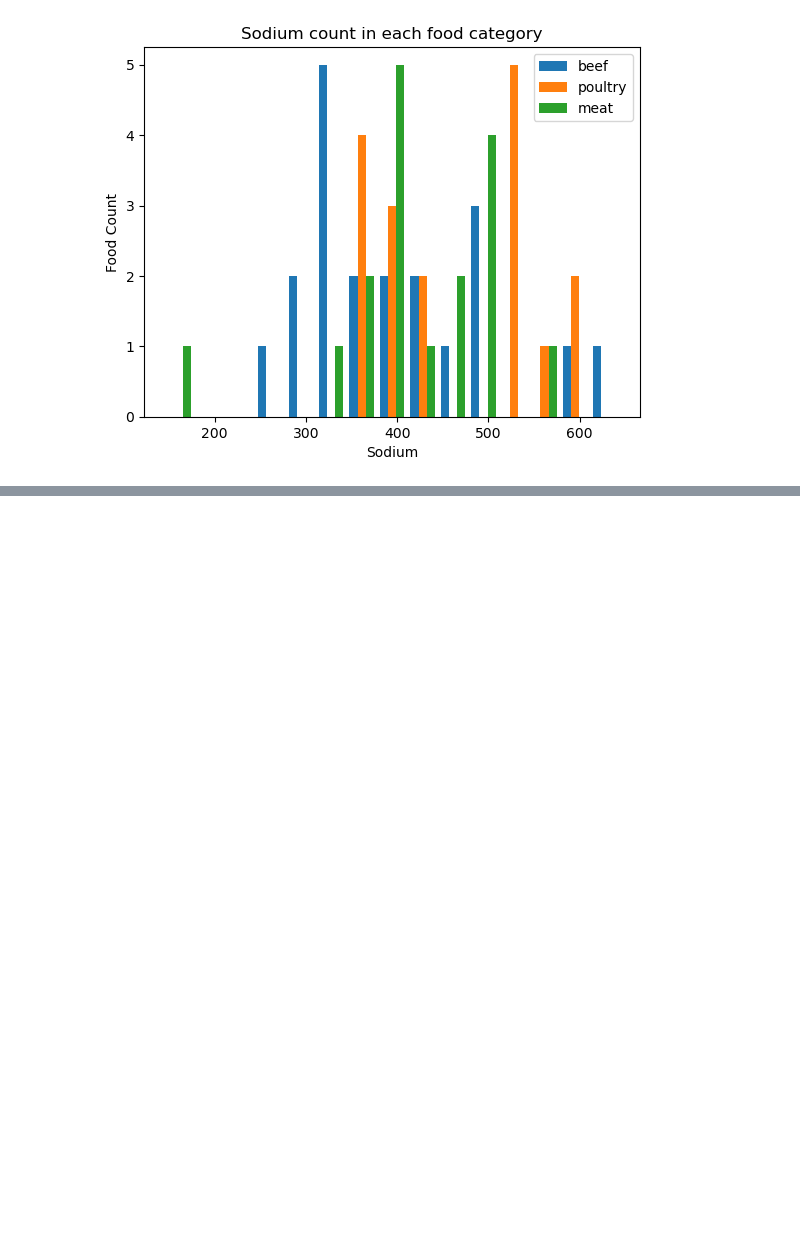
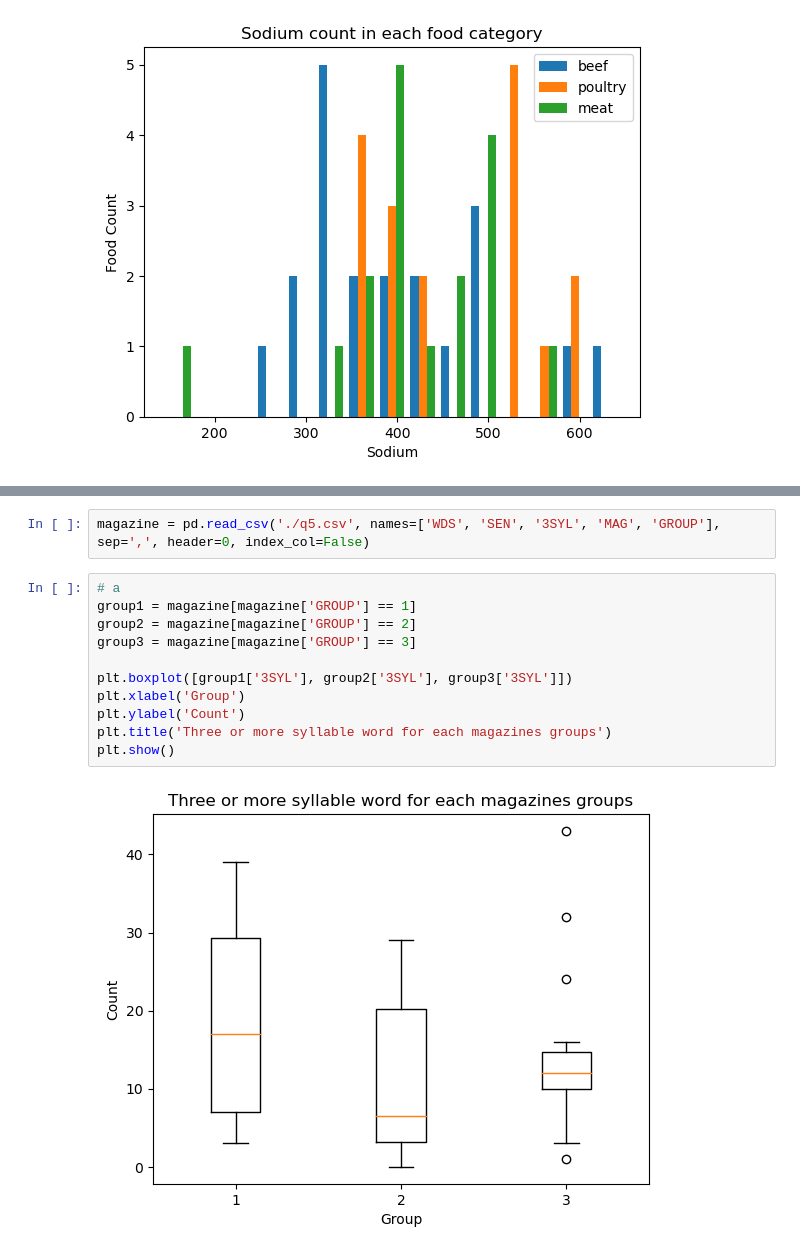
Before and after one commit to bose-pramuanpornsatid/cs361-prob-stats-cs, a Jupyter notebook: homework/hwk01/hwk01.ipynb, the cells around one changed output, grey strips where cells are left out. Saved outputs shown, nothing was run; the diff lists cells and outputs as text; blank space fills up the shorter version.

```diff
--- a/homework/hwk01/hwk01.ipynb
+++ b/homework/hwk01/hwk01.ipynb
@@ -107,0 +133,15 @@ plt.show()
+# %%
+magazine = pd.read_csv('./q5.csv', names=['WDS', 'SEN', '3SYL', 'MAG', 'GROUP'], sep=',', header=0, index_col=False)
+# %%
+# a
+group1 = magazine[magazine['GROUP'] == 1]
+group2 = magazine[magazine['GROUP'] == 2]
+group3 = magazine[magazine['GROUP'] == 3]
+
+plt.boxplot([group1['3SYL'], group2['3SYL'], group3['3SYL']])
+plt.xlabel('Group')
+plt.ylabel('Count')
+plt.title('Three or more syllable word for each magazines groups')
+plt.show()
+# %% [output]
+[figure, added]
```
Also changed, not shown: parts of 6 cells of this notebook, 8 other files.
